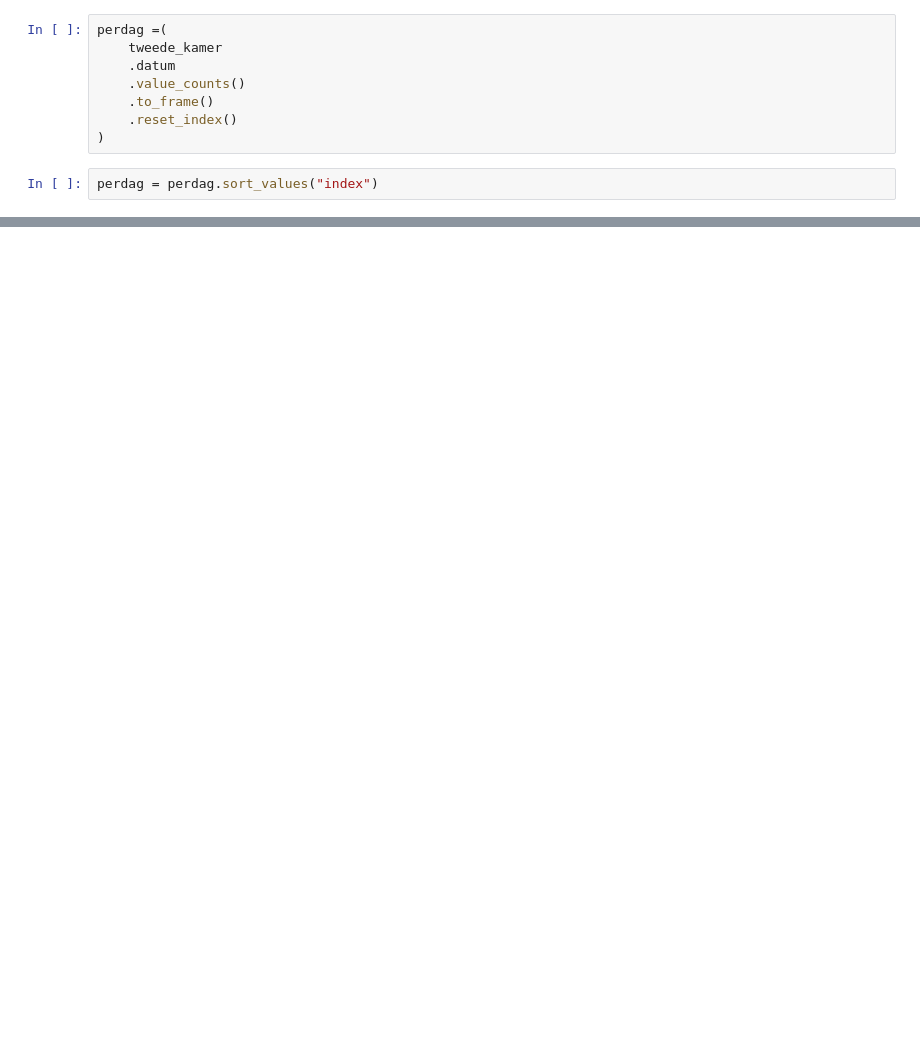
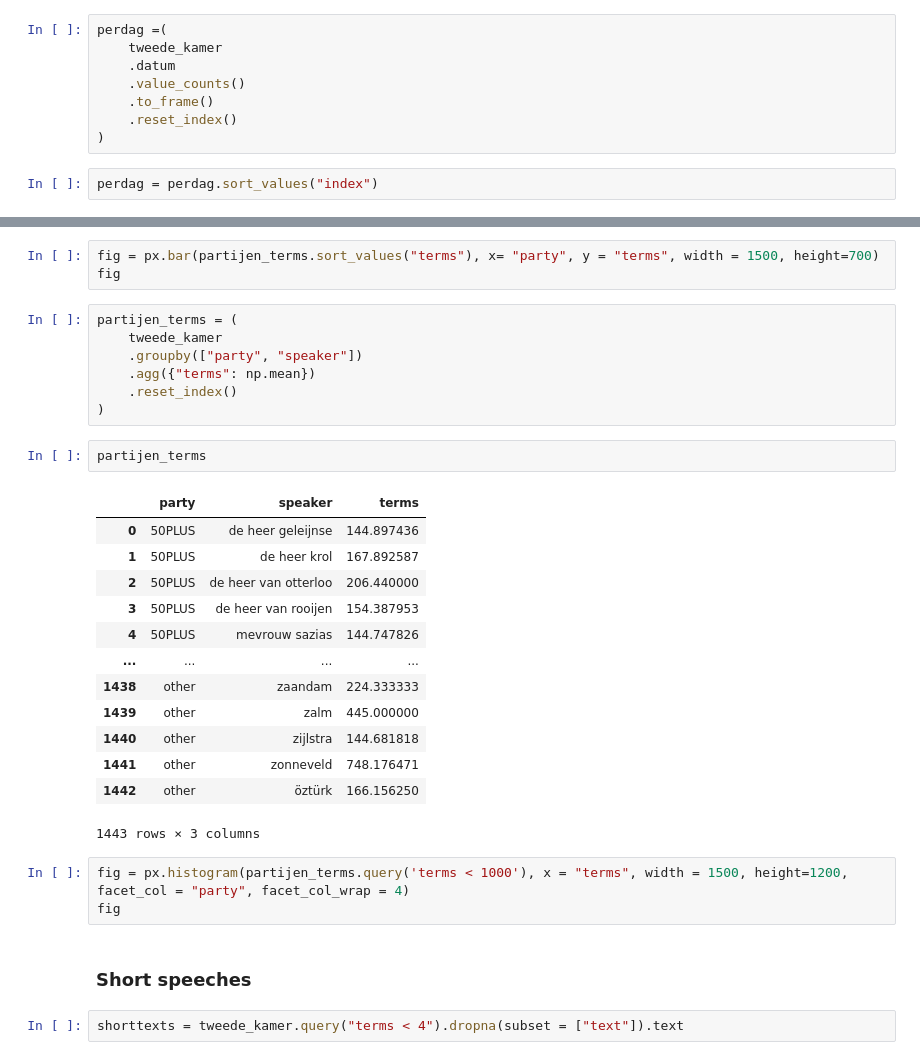
Before and after one commit to longhowlam/kamer_debatten, a Jupyter notebook: speeches.ipynb, the cells around one changed output, grey strips where cells are left out. Drawn from its saved outputs; the diff is of its cells as text; blank space fills up the shorter version.

```diff
--- a/speeches.ipynb
+++ b/speeches.ipynb
@@ -155,0 +121,33 @@ Name: terms, dtype: float64
+# %%
+fig = px.bar(partijen_terms.sort_values("terms"), x= "party", y = "terms", width = 1500, height=700)
+fig
+# %%
+partijen_terms = (
+    tweede_kamer
+    .groupby(["party", "speaker"])
+    .agg({"terms": np.mean})
+    .reset_index()
+)
+# %%
+partijen_terms
+# %% [output]
+|  | party | speaker | terms |
+| 0 | 50PLUS | de heer geleijnse | 144.897436 |
+| 1 | 50PLUS | de heer krol | 167.892587 |
+| 2 | 50PLUS | de heer van otterloo | 206.440000 |
+| 3 | 50PLUS | de heer van rooijen | 154.387953 |
+| 4 | 50PLUS | mevrouw sazias | 144.747826 |
+| ... | ... | ... | ... |
+| 1438 | other | zaandam | 224.333333 |
+| 1439 | other | zalm | 445.000000 |
+| 1440 | other | zijlstra | 144.681818 |
+| 1441 | other | zonneveld | 748.176471 |
+| 1442 | other | öztürk | 166.156250 |
+1443 rows × 3 columns
+# %%
+fig = px.histogram(partijen_terms.query('terms < 1000'), x = "terms", width = 1500, height=1200, facet_col = "party", facet_col_wrap = 4)
+fig
+# %% [markdown]
+### Short speeches
+# %%
+shorttexts = tweede_kamer.query("terms < 4").dropna(subset = ["text"]).text
```
Also changed, not shown: parts of 22 cells of this notebook.
